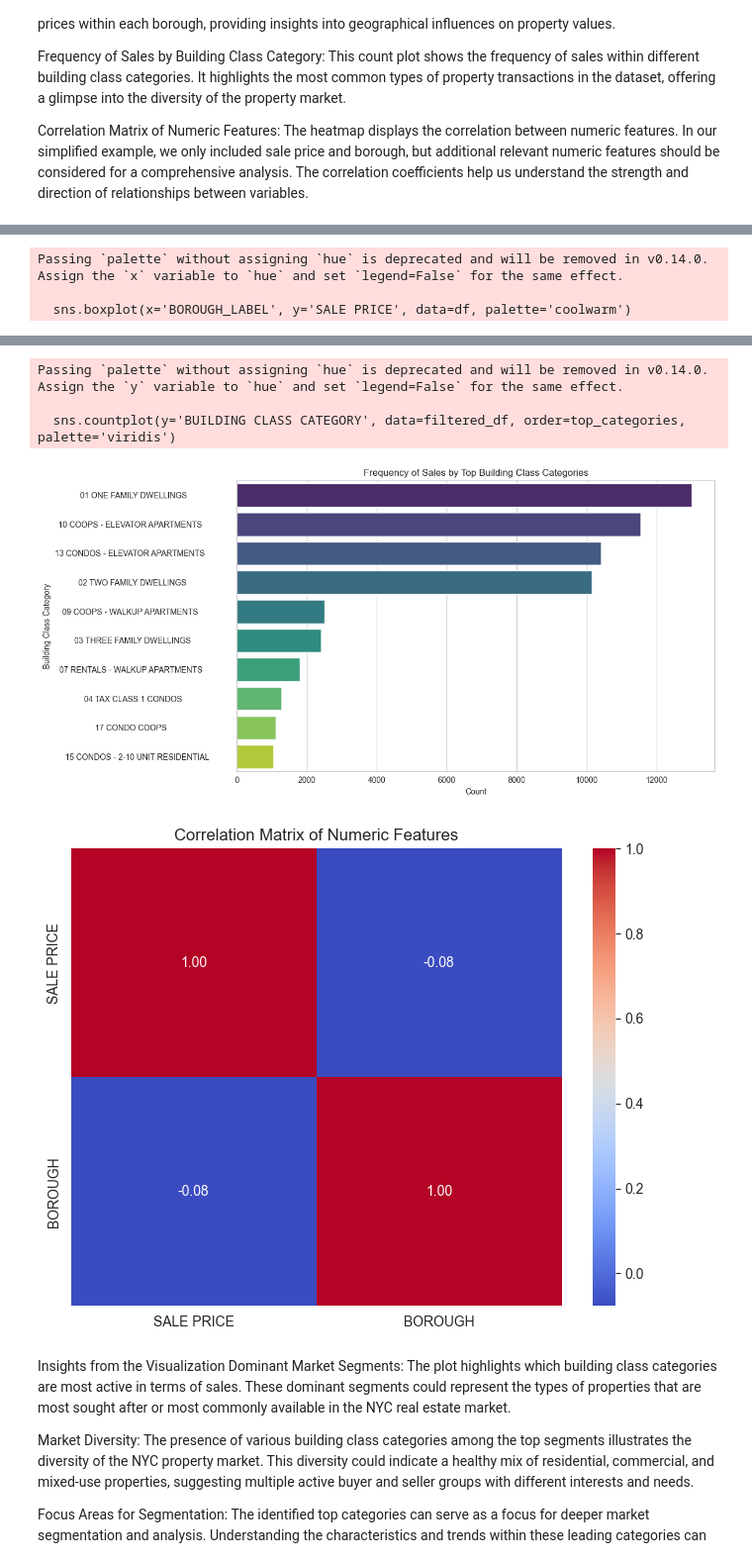
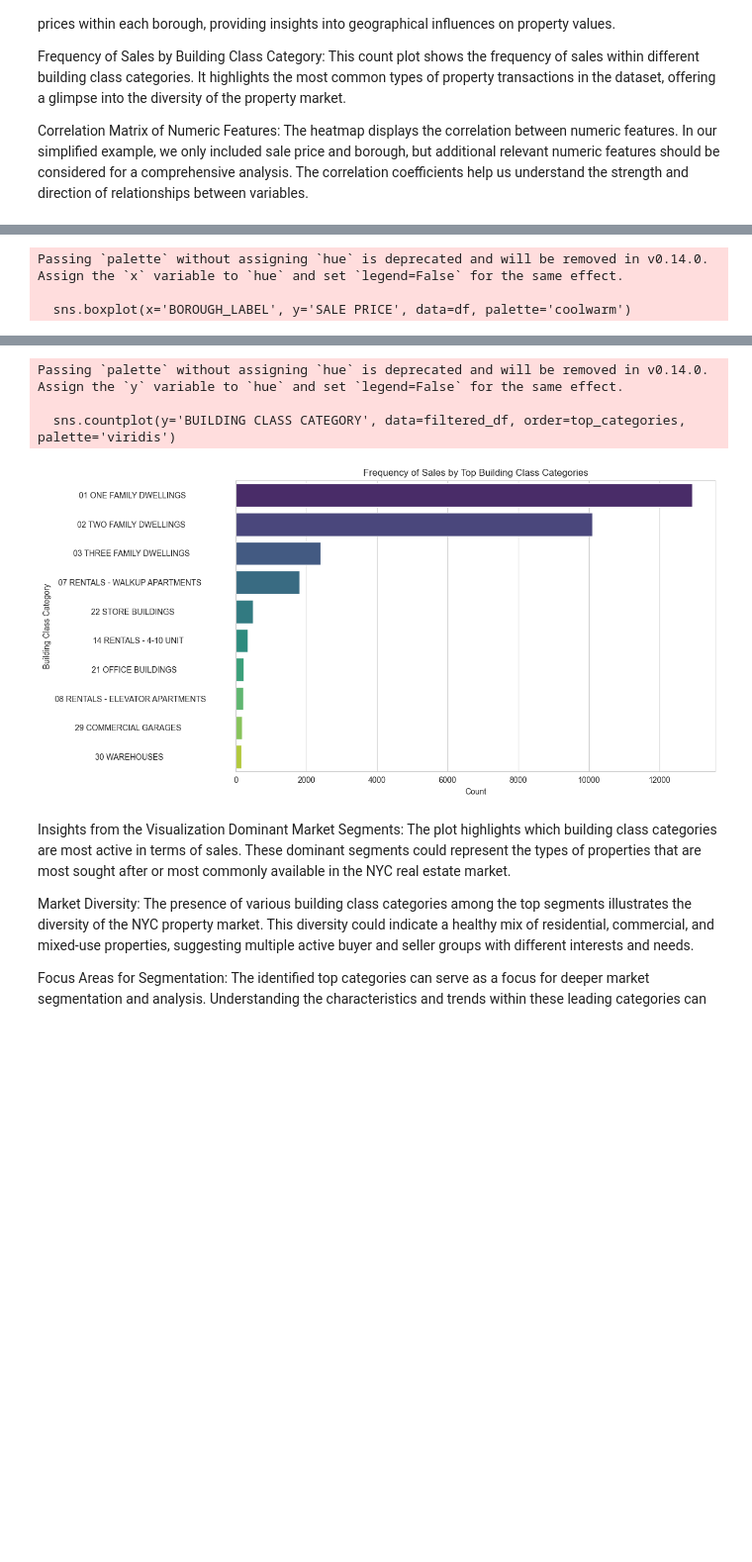
Before and after one commit to abdiwakene/nyc_property_market_segmentation, a Jupyter notebook: nyc_property_market_segmentation.ipynb, the cells around one changed output, grey strips where cells are left out. Shown at 99% size. Drawn from its saved outputs; the diff is of its cells as text; code cells hidden in the pictures; blank space fills up the shorter version.

```diff
--- a/nyc_property_market_segmentation.ipynb
+++ b/nyc_property_market_segmentation.ipynb
@@ -41,6 +41,7 @@ print("Missing values before handling:", df.isnull().sum())
 
 # Assuming 'SALE PRICE' is critical and cannot be imputed easily, we'll focus on rows with valid sale prices
 df = df[pd.to_numeric(df['SALE PRICE'], errors='coerce').notnull()]
+df['SALE PRICE'].dropna(inplace=True)
 df['SALE PRICE'] = pd.to_numeric(df['SALE PRICE'])
 df = df[df['SALE PRICE'] > 0]
 
@@ -52,11 +53,16 @@ df['SALE DATE'] = pd.to_datetime(df['SALE DATE'])
 if df['BOROUGH'].dtype == 'object':
     df['BOROUGH'] = LabelEncoder().fit_transform(df['BOROUGH'])
 
-# Normalize numeric features (example with 'SALE PRICE')
-# Assuming 'SALE PRICE' is the only numeric feature we're focusing on for now; adjust as needed
-numeric_features = ['SALE PRICE'] # Add other numeric features as needed
-scaler = StandardScaler()
-df[numeric_features] = scaler.fit_transform(df[numeric_features])
+# Correct approach for 'LAND SQUARE FEET' & 'GROSS SQUARE FEET'
+df['LAND SQUARE FEET'] = pd.to_numeric(df['LAND SQUARE FEET'], errors='coerce')
+df['GROSS SQUARE FEET'] = pd.to_numeric(df['GROSS SQUARE FEET'], errors='coerce')
+
+# Fill NaN values with the median
+df['LAND SQUARE FEET'].dropna()
+df['GROSS SQUARE FEET'].dropna()
+
+df = df[df['LAND SQUARE FEET'] > 0]
+df = df[df['GROSS SQUARE FEET'] > 0]
 
 # Checking the transformations
 df.head(), df.isnull().sum(), df.dtypes
@@ -96,2 +102,11 @@ dtype: int64
  SALE DATE                         datetime64[ns]
  dtype: object)
+# %%
+df = df[pd.to_numeric(df['SALE PRICE'], errors='coerce').notnull()]
+df['SALE PRICE'].dropna(inplace=True)
+df['SALE PRICE'] = pd.to_numeric(df['SALE PRICE'])
+df = df[df['SALE PRICE'] > 0]
+
+len(df[df['SALE PRICE'] <= 0])
+
+np.shape(df)
@@ -119,11 +136,11 @@ plt.show()
 
 
 borough_mapping = {
-    0: 'Manhattan',
-    1: 'Bronx',
-    2: 'Brooklyn',
-    3: 'Queens',
-    4: 'Staten Island'
+    1: 'Manhattan',
+    2: 'Bronx',
+    3: 'Brooklyn',
+    4: 'Queens',
+    5: 'Staten Island'
 }
 
 # Replace encoded borough values with their original names for visualization
@@ -153,13 +170,4 @@ plt.xlabel('Count')
 plt.ylabel('Building Class Category')
 plt.tight_layout()  # This can help make sure the layout fits well without overlapping labels
 plt.show()
-
-# Correlation Analysis
-# For demonstration, we'll create a subset of numeric features. Adjust according to your dataset's features.
-numeric_subset = df[['SALE PRICE', 'BOROUGH']] # Add more numeric features as needed
-correlation_matrix = numeric_subset.corr()
-plt.figure(figsize=(8, 6))
-sns.heatmap(correlation_matrix, annot=True, cmap='coolwarm', fmt=".2f")
-plt.title('Correlation Matrix of Numeric Features')
-plt.show()
 # %% [output]
@@ -171,8 +179,7 @@ Passing `palette` without assigning `hue` is deprecated and will be removed in v
 Passing `palette` without assigning `hue` is deprecated and will be removed in v0.14.0. Assign the `y` variable to `hue` and set `legend=False` for the same effect.
 
   sns.countplot(y='BUILDING CLASS CATEGORY', data=filtered_df, order=top_categories, palette='viridis')
-[figure, old version]
+[figure, new version]
-[figure, removed]
 # %% [markdown]
 Insights from the Visualization
 Dominant Market Segments: The plot highlights which building class categories are most active in terms of sales. These dominant segments could represent the types of properties that are most sought after or most commonly available in the NYC real estate market.
```
Also changed, not shown: parts of 12 cells of this notebook.
